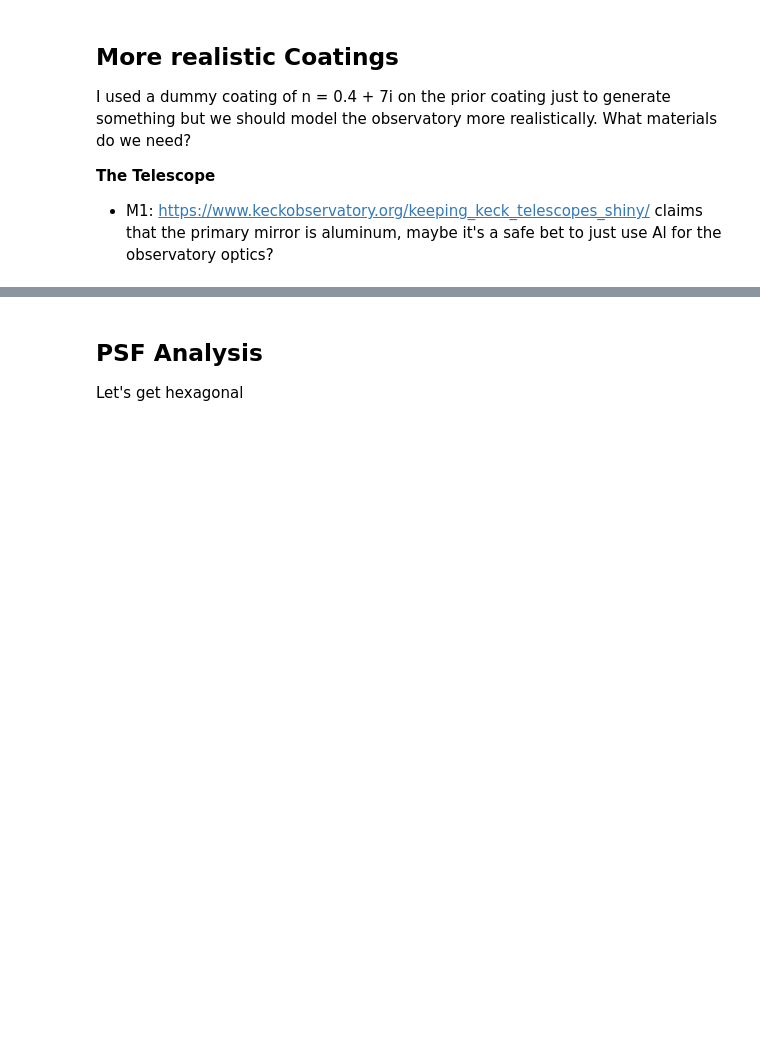
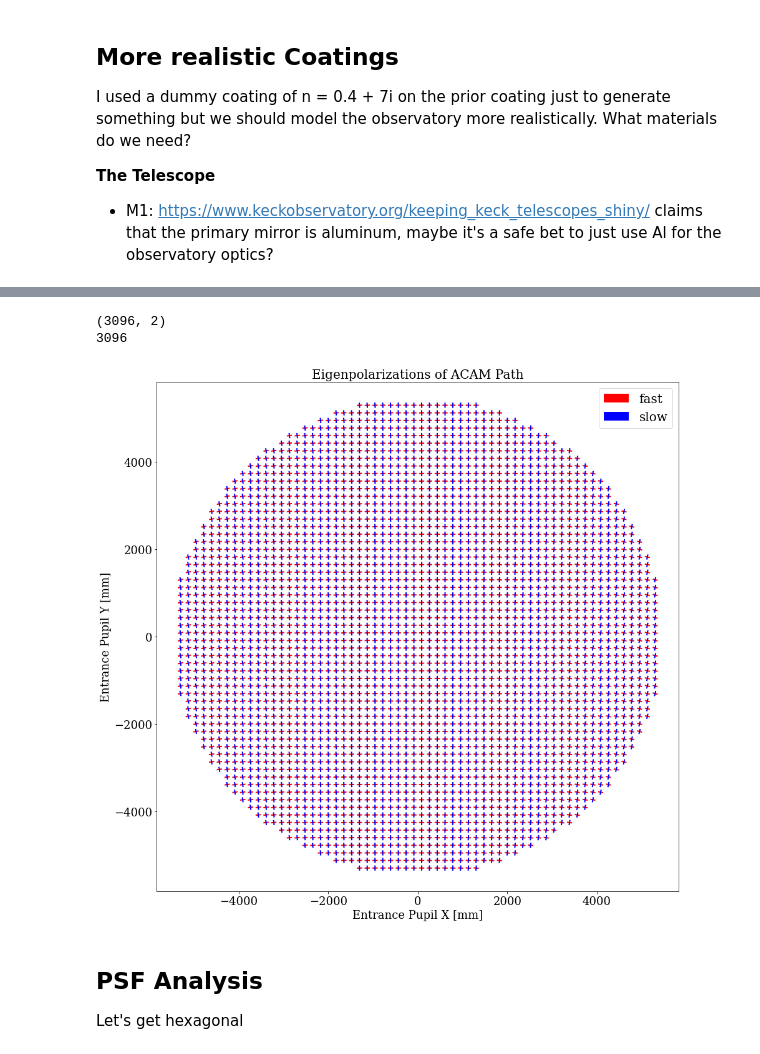
Before and after one commit to Jashcraf/keck-polarization, a Jupyter notebook: psf_sim.ipynb, the cells around one changed output, grey strips where cells are left out. Drawn from its saved outputs; the diff is of its cells as text; code cells hidden in the pictures; blank space fills up the shorter version.

```diff
--- a/psf_sim.ipynb
+++ b/psf_sim.ipynb
@@ -65,3 +128,44 @@ plot.jones_pupil(rf)
+# %%
+# plot the mean eigenpolarizations
+mean_1_x = np.mean(evecs[...,0,0])
+mean_1_y = np.mean(evecs[...,0,1])
+mean_2_x = np.mean(evecs[...,1,0])
+mean_2_y = np.mean(evecs[...,1,1])
+
+slow = np.zeros_like(evecs[...,0])
+fast = np.zeros_like(evecs[...,0])
+print(fast.shape)
+i = 0
+# sorting the polarizations by eigenvalue
+for v1,e1,v2,e2 in zip(evecs[...,0],evals[0],evecs[...,1],evals[1]):
+
+    if np.angle(e1) > np.angle(e2):
+        slow[i] = v1
+        fast[i] = v2
+    else:
+        slow[i] = v2
+        fast[i] = v1
+
+    i += 1
+
+print(i)
+scale_off = 1
+
+fig,ax = plt.subplots(figsize=[15,15])
+plt.title('Eigenpolarizations of ACAM Path')
+# plt.quiver(0,0,mean_1_x,mean_1_y*100,color='red')
+ax.quiver(xd,yd,fast[...,0],fast[...,1],color='red',headwidth=1,headlength=0,label='fast',pivot='mid')
+ax.quiver(xd,yd,slow[...,0],slow[...,1],color='blue',headwidth=1,headlength=0,label='slow',pivot='mid')
+ax.tick_params(axis='both', which='major', labelsize=18)
+plt.legend(fontsize=20)
+# plt.quiver(0,0,mean_2_x,mean_2_y,color='blue')
+plt.xlabel('Entrance Pupil X [mm]',fontsize=18)
+plt.ylabel('Entrance Pupil Y [mm]',fontsize=18)
+plt.show()
+# %% [output]
+(3096, 2)
+3096
+[figure, added]
 # %% [markdown]
 ## PSF Analysis
 Let's get hexagonal
```
Also changed, not shown: parts of 8 cells of this notebook, 15 other files.
